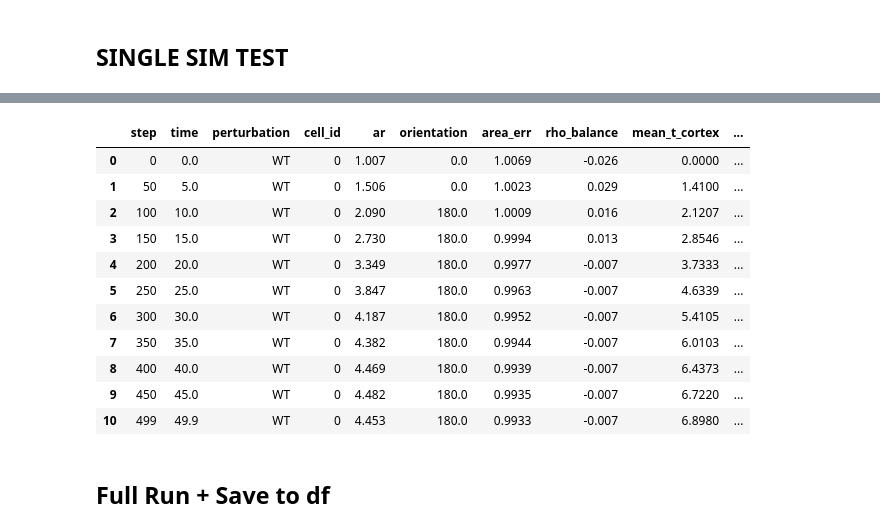
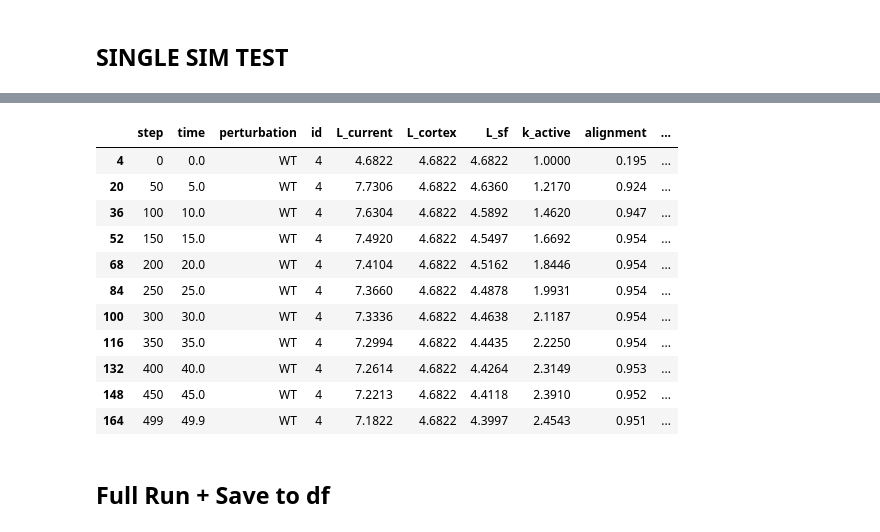
Before and after one commit to emilieyuu/endotehelial-masboss, a Jupyter notebook: notebooks/13_abm_sim_and_sweep.ipynb, the cells around one changed output, grey strips where cells are left out. Saved outputs shown, nothing was run; the diff lists cells and outputs as text; code cells hidden in the pictures.

```diff
--- a/notebooks/13_abm_sim_and_sweep.ipynb
+++ b/notebooks/13_abm_sim_and_sweep.ipynb
@@ -83,34 +58,0 @@ rhoa_k=8.0 a_sf_min=0.55: TJP1=0.984 JCAD=1.167 DSP=1.222 WT_ar=4.431
-# %%
-for name in ['WT', 'JCAD_KO', 'DSP_KO']:
-    result = run_abm_sim_single(
-        get_perb_cfg(cfg, cfg['perturbations'][name]),
-        lut, name, n_steps=500
-    )
-    cell = result['cell']
-    lateral, polar = cell._spring_populations()
-
-    lat_rhoa = np.mean([s.P_RhoA for s in lateral])
-    lat_rhoc = np.mean([s.P_RhoC for s in lateral])
-    lat_k    = np.mean([s.k_active for s in lateral])
-    lat_lsf  = np.mean([s.L_sf/s.L_cortex for s in lateral])
-
-    # Protrusion force check
-    gain = cfg['mechanics'].get('rhoc_protrusion_gain', 4.0)
-    protrusion_forces = []
-    for node in cell.nodes:
-        if node.role not in ('upstream', 'downstream'):
-            continue
-        neighbours  = [s for s in cell.springs
-                       if s.node_1 is node or s.node_2 is node]
-        delta_rhoc  = float(np.mean([
-            max(s.P_RhoC - lut.rhoc_rest, 0.0)
-            for s in neighbours
-        ]))
-        protrusion_forces.append(gain * delta_rhoc)
-
-    ar = result['cell_final']['ar']
-    print(f"\n{name}: AR={ar:.3f}")
-    print(f"  lat_RhoA={lat_rhoa:.3f}  lat_RhoC={lat_rhoc:.3f}")
-    print(f"  lat_k={lat_k:.3f}  lat_lsf={lat_lsf:.3f}")
-    print(f"  protrusion_force={np.mean(protrusion_forces):.4f}  "
-          f"vs pole_force={cfg['mechanics']['f_magnitude']}")
@@ -232,4 +159,4 @@ f=8.0 rhoa_k=8.0 rhoc_p=5.0 score=-0.2668
 # %% [markdown]
 ## SINGLE SIM TEST
 # %%
-results = run_abm_sim_single(cfg, lut, 'WT', 500)
+results = run_abm_sim_single(cfg, lut, 'WT', 500, True)
@@ -236,18 +165,19 @@ results = run_abm_sim_single(cfg, lut, 'WT', 500)
 # %%
-results['cell_df']
+spring_df = results['spring_df']
+spring_df[spring_df['id'] == 4]
 # %% [output]
-|  | step | time | perturbation | cell_id | ar | orientation | area_err | rho_balance | mean_t_cortex | ... |
-| 0 | 0 | 0.0 | WT | 0 | 1.007 | 0.0 | 1.0069 | -0.026 | 0.0000 | ... |
-| 1 | 50 | 5.0 | WT | 0 | 1.506 | 0.0 | 1.0023 | 0.029 | 1.4100 | ... |
-| 2 | 100 | 10.0 | WT | 0 | 2.090 | 180.0 | 1.0009 | 0.016 | 2.1207 | ... |
-| 3 | 150 | 15.0 | WT | 0 | 2.730 | 180.0 | 0.9994 | 0.013 | 2.8546 | ... |
-| 4 | 200 | 20.0 | WT | 0 | 3.349 | 180.0 | 0.9977 | -0.007 | 3.7333 | ... |
-| 5 | 250 | 25.0 | WT | 0 | 3.847 | 180.0 | 0.9963 | -0.007 | 4.6339 | ... |
-| 6 | 300 | 30.0 | WT | 0 | 4.187 | 180.0 | 0.9952 | -0.007 | 5.4105 | ... |
-| 7 | 350 | 35.0 | WT | 0 | 4.382 | 180.0 | 0.9944 | -0.007 | 6.0103 | ... |
-| 8 | 400 | 40.0 | WT | 0 | 4.469 | 180.0 | 0.9939 | -0.007 | 6.4373 | ... |
-| 9 | 450 | 45.0 | WT | 0 | 4.482 | 180.0 | 0.9935 | -0.007 | 6.7220 | ... |
-| 10 | 499 | 49.9 | WT | 0 | 4.453 | 180.0 | 0.9933 | -0.007 | 6.8980 | ... |
+|  | step | time | perturbation | id | L_current | L_cortex | L_sf | k_active | alignment | ... |
+| 4 | 0 | 0.0 | WT | 4 | 4.6822 | 4.6822 | 4.6822 | 1.0000 | 0.195 | ... |
+| 20 | 50 | 5.0 | WT | 4 | 7.7306 | 4.6822 | 4.6360 | 1.2170 | 0.924 | ... |
+| 36 | 100 | 10.0 | WT | 4 | 7.6304 | 4.6822 | 4.5892 | 1.4620 | 0.947 | ... |
+| 52 | 150 | 15.0 | WT | 4 | 7.4920 | 4.6822 | 4.5497 | 1.6692 | 0.954 | ... |
+| 68 | 200 | 20.0 | WT | 4 | 7.4104 | 4.6822 | 4.5162 | 1.8446 | 0.954 | ... |
+| 84 | 250 | 25.0 | WT | 4 | 7.3660 | 4.6822 | 4.4878 | 1.9931 | 0.954 | ... |
+| 100 | 300 | 30.0 | WT | 4 | 7.3336 | 4.6822 | 4.4638 | 2.1187 | 0.954 | ... |
+| 116 | 350 | 35.0 | WT | 4 | 7.2994 | 4.6822 | 4.4435 | 2.2250 | 0.954 | ... |
+| 132 | 400 | 40.0 | WT | 4 | 7.2614 | 4.6822 | 4.4264 | 2.3149 | 0.953 | ... |
+| 148 | 450 | 45.0 | WT | 4 | 7.2213 | 4.6822 | 4.4118 | 2.3910 | 0.952 | ... |
+| 164 | 499 | 49.9 | WT | 4 | 7.1822 | 4.6822 | 4.3997 | 2.4543 | 0.951 | ... |
 # %% [markdown]
 ## Full Run + Save to df
 # %%
```
Also changed, not shown: parts of 5 cells of this notebook, 10 other files.
